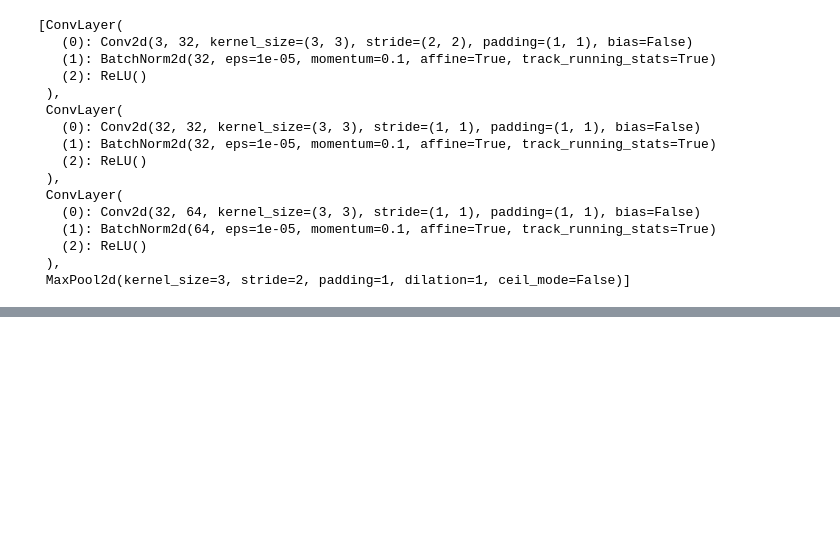
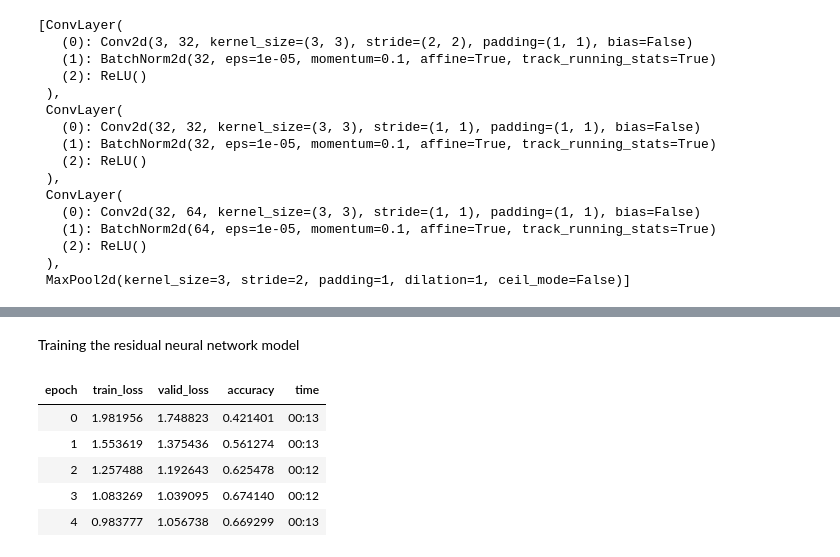
Before and after one commit to AsokTamang/Resnet, a Jupyter notebook: res-net.ipynb, the cells around one changed output, grey strips where cells are left out. Saved outputs shown, nothing was run; the diff lists cells and outputs as text; code cells hidden in the pictures; blank space fills up the shorter version.

```diff
--- a/res-net.ipynb
+++ b/res-net.ipynb
@@ -161,0 +196,11 @@ resnet_stem(3,32,32,64)
+# %% [markdown]
+Training the residual neural network model
+# %%
+learn.fit_one_cycle(5, 0.00033)
+# %% [output]
+| epoch | train_loss | valid_loss | accuracy | time |
+| 0 | 1.981956 | 1.748823 | 0.421401 | 00:13 |
+| 1 | 1.553619 | 1.375436 | 0.561274 | 00:13 |
+| 2 | 1.257488 | 1.192643 | 0.625478 | 00:12 |
+| 3 | 1.083269 | 1.039095 | 0.674140 | 00:12 |
+| 4 | 0.983777 | 1.056738 | 0.669299 | 00:13 |
```
Also changed, not shown: parts of 8 cells of this notebook.
